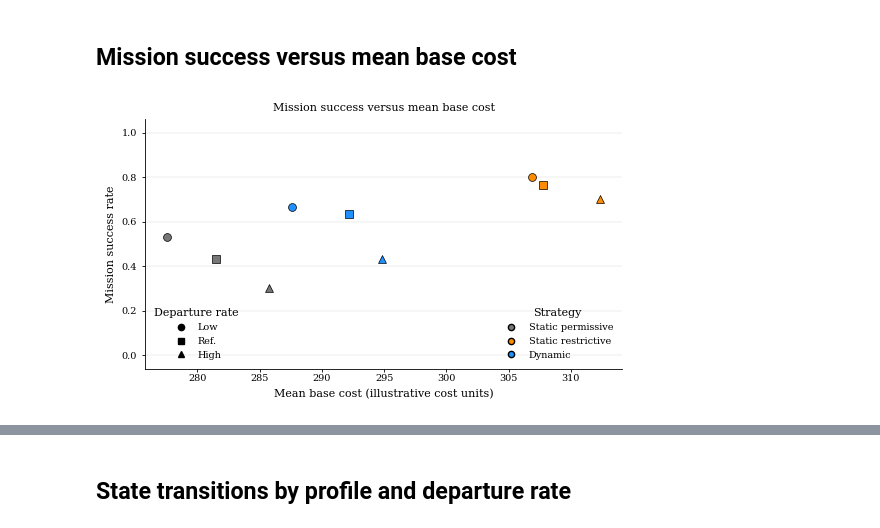
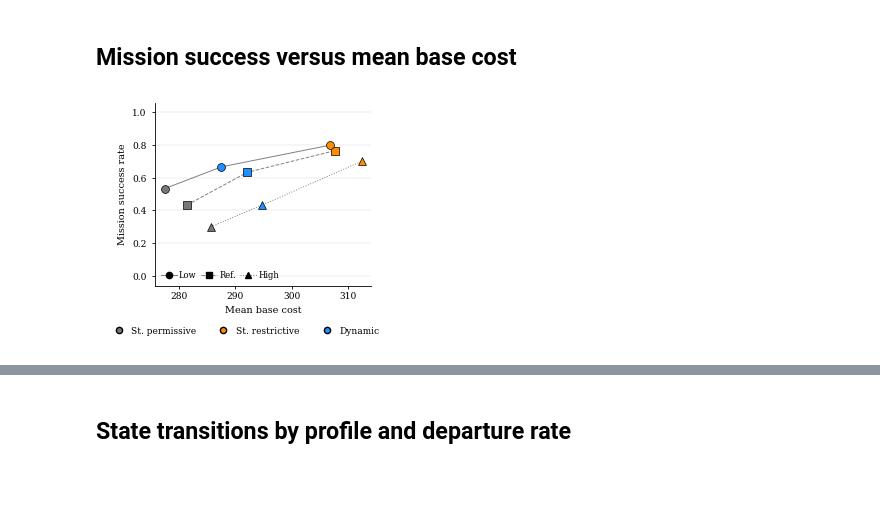
Before and after one commit to lucianoMarchezan/SEAMS-27-ModelDRiven-DT-Resilience, a Jupyter notebook: prototype/flood_sos/analysis.ipynb, the cells around one changed output, grey strips where cells are left out. Saved outputs shown, nothing was run; the diff lists cells and outputs as text; code cells hidden in the pictures; blank space fills up the shorter version.

Commit message:
updating plots

```diff
--- a/prototype/flood_sos/analysis.ipynb
+++ b/prototype/flood_sos/analysis.ipynb
@@ -157,16 +157,16 @@ condition_values = [
     for strategy, configuration in condition_order
 ]
 short_configuration_labels = {
-    "reduced_departure": "Lower rate",
-    "baseline": "Reference rate",
-    "increased_departure": "Higher rate",
+    "reduced_departure": "Low",
+    "baseline": "Ref.",
+    "increased_departure": "High",
 }
 condition_labels = [
     short_configuration_labels.get(configuration, configuration)
     for _, configuration in condition_order
 ]
 
-fig, ax = plt.subplots(figsize=(8.2, 3.3))
+fig, ax = plt.subplots(figsize=(6.6, 2.65))
 box = ax.boxplot(
     condition_values,
     patch_artist=True,
@@ -189,10 +189,10 @@ ax.scatter(
     zorder=4,
 )
 ax.set_xticks(np.arange(1, len(condition_labels) + 1))
-ax.set_xticklabels(condition_labels, rotation=28, ha="right", fontsize=6.2)
+ax.set_xticklabels(condition_labels, rotation=0, ha="center", fontsize=7)
 ax.set_xlabel("Departure rate", labelpad=3)
 ax.set_ylabel("Objective achievement (count)")
-ax.set_title("Mission objective achievement across runs")
+#ax.set_title("Mission objective achievement across runs")
 format_axis(ax)
 legend_handles = [
     Patch(facecolor=scenario_colors[strategy], edgecolor="black", alpha=0.72,
@@ -204,9 +204,9 @@ legend_handles.append(
            markeredgewidth=0.7, linestyle="None", markersize=4, label="Mean")
 )
 ax.legend(handles=legend_handles, frameon=False, ncol=4, loc="upper center",
-          bbox_to_anchor=(0.5, -0.33), columnspacing=1.0, handletextpad=0.4)
-fig.tight_layout(rect=(0, 0.05, 1, 1))
-fig.savefig(plot_dir / "mission_objective_achievement_across_runs.pdf", bbox_inches="tight")
+          bbox_to_anchor=(0.5, -0.23), columnspacing=1.0, handletextpad=0.4)
+fig.tight_layout(rect=(0, 0.10, 1, 1), pad=0.5)
+fig.savefig(plot_dir / "mission_objective_achievement_across_runs.pdf", bbox_inches="tight", pad_inches=0.02)
 plt.show()
 
 
@@ -406,47 +406,61 @@ cost_unit = summary.get("experiment", {}).get("cost_model", {}).get(
     "cost_unit", "cost units"
 )
 
-fig, ax = plt.subplots(figsize=(5.4, 3.2))
+fig, ax = plt.subplots(figsize=(2.65, 2.9))
+configuration_line_styles = {"reduced_departure": "-", "baseline": "--", "increased_departure": ":"}
+for configuration in configuration_order:
+    points = cost_summary.loc[
+        cost_summary["profile_configuration"] == configuration
+    ].sort_values("mean_cost_base")
+    ax.plot(points["mean_cost_base"], points["success_rate"],
+            color="0.5", linestyle=configuration_line_styles[configuration],
+            linewidth=0.7, zorder=2)
 for _, row in cost_summary.iterrows():
     ax.scatter(
         row["mean_cost_base"], row["success_rate"],
         marker=configuration_markers.get(row["profile_configuration"], "o"),
         color=scenario_colors.get(row["scenario"], "black"),
         edgecolor="black", linewidth=0.5, s=32, zorder=3,
     )
-ax.set_xlabel(f"Mean base cost ({cost_unit})")
-ax.set_ylabel("Mission success rate")
+ax.set_xlabel("Mean base cost", fontsize=7)
+ax.set_ylabel("Mission success rate", fontsize=7)
 ax.set_ylim(-0.06, 1.06)
-ax.set_title("Mission success versus mean base cost")
+# The paper subfigure caption supplies the title.
+from matplotlib.ticker import MaxNLocator
+ax.xaxis.set_major_locator(MaxNLocator(nbins=4))
+ax.tick_params(labelsize=6.5)
 format_axis(ax)
 scenario_handles = [
     Line2D([0], [0], marker="o", color="none", markerfacecolor=scenario_colors[s],
            markeredgecolor="black", markersize=4.5, label=scenario_labels[s])
     for s in scenario_order if s in cost_summary["scenario"].unique()
 ]
 configuration_handles = [
-    Line2D([0], [0], marker=configuration_markers[c], color="black", linestyle="None",
+    Line2D([0], [0], marker=configuration_markers[c], color="0.5",
+           markerfacecolor="black", markeredgecolor="black",
+           linestyle=configuration_line_styles[c], linewidth=0.7,
            markersize=4.5, label=configuration_labels[c])
     for c in configuration_order if c in cost_summary["profile_configuration"].unique()
 ]
-first_legend = ax.legend(handles=scenario_handles, title="Strategy", frameon=False,
-                         loc="lower right", ncol=1)
-ax.add_artist(first_legend)
-ax.legend(handles=configuration_handles, title="Departure rate", frameon=False,
-          loc="lower left", ncol=1)
-fig.tight_layout()
-fig.savefig(plot_dir / "mission_success_vs_mean_base_cost.pdf", bbox_inches="tight")
+fig.legend(handles=scenario_handles, frameon=False, loc="lower center",
+           ncol=3, fontsize=6.5, handletextpad=0.4, labelspacing=0.25,
+           bbox_to_anchor=(0.5, 0.15))
+ax.legend(handles=configuration_handles, frameon=False, loc="lower left",
+          ncol=3, fontsize=6, columnspacing=0.5, handletextpad=0.2,
+          borderaxespad=0.3)
+fig.tight_layout(rect=(0, 0.23, 1, 1), pad=0.5)
+fig.savefig(plot_dir / "mission_success_vs_mean_base_cost.pdf", bbox_inches="tight", pad_inches=0.02)
 plt.show()
 
 
 cost_print = cost_summary.rename(columns={
     "success_rate": "Mission success rate (0-1)",
-    "mean_cost_base": f"Mean base cost ({cost_unit})",
+    "mean_cost_base": "Mean base cost",
 })
 cost_print["Mission success rate (%)"] = cost_print["Mission success rate (0-1)"] * 100
 print_plot_values("Mission success versus mean base cost", cost_print,
-                  "Coordinates are the JSON summary aggregates used in the plot.")
+                  f"Coordinates are the JSON summary aggregates used in the plot; costs use {cost_unit}.")
 # %% [output]
-[figure, old version]
+[figure, new version]
 Mission success versus mean base cost
 Sensitivity condition: boat_emphasis
```
Also changed, not shown: parts of 6 cells of this notebook, 6 other files.
